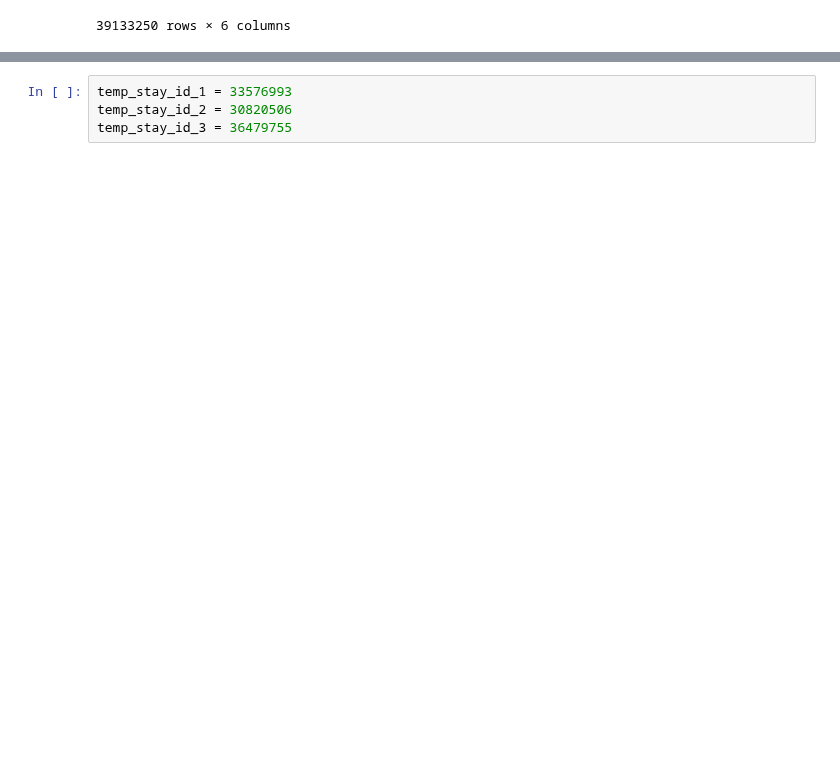
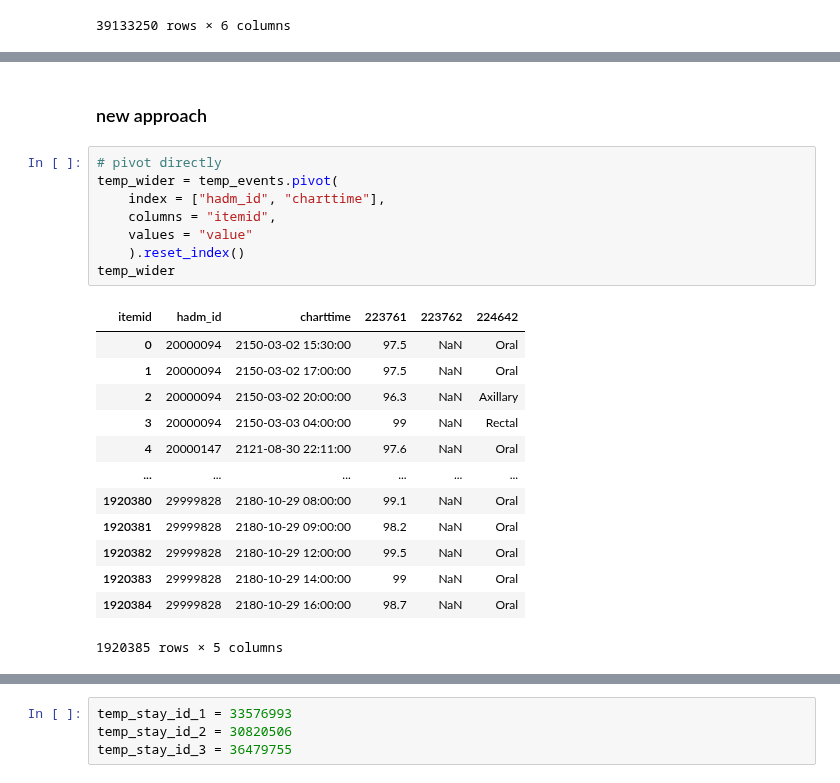
Before and after one commit to oldsandiaz/mimicclif, a Jupyter notebook: code/mimic-to-clif.ipynb, the cells around one changed output, grey strips where cells are left out. Drawn from its saved outputs; the diff is of its cells as text; blank space fills up the shorter version.

```diff
--- a/code/mimic-to-clif.ipynb
+++ b/code/mimic-to-clif.ipynb
@@ -328,3 +368,27 @@ temp_events_df
 | 313644876 | 19999987 | 23865745 | 36195440 | 91879.0 | 2145-11-04 20:00:00 | 2145-11-04 19:38:00 | 224642 | Oral | NaN | ... |
 | 313644991 | 19999987 | 23865745 | 36195440 | 91879.0 | 2145-11-04 21:00:00 | 2145-11-04 21:04:00 | 224642 | Oral | NaN | ... |
 3622977 rows × 11 columns
+# %% [markdown]
+### new approach
+# %%
+# pivot directly
+temp_wider = temp_events.pivot(
+    index = ["hadm_id", "charttime"],
+    columns = "itemid",
+    values = "value"
+    ).reset_index()
+temp_wider
+# %% [output]
+| itemid | hadm_id | charttime | 223761 | 223762 | 224642 |
+| 0 | 20000094 | 2150-03-02 15:30:00 | 97.5 | NaN | Oral |
+| 1 | 20000094 | 2150-03-02 17:00:00 | 97.5 | NaN | Oral |
+| 2 | 20000094 | 2150-03-02 20:00:00 | 96.3 | NaN | Axillary |
+| 3 | 20000094 | 2150-03-03 04:00:00 | 99 | NaN | Rectal |
+| 4 | 20000147 | 2121-08-30 22:11:00 | 97.6 | NaN | Oral |
+| ... | ... | ... | ... | ... | ... |
+| 1920380 | 29999828 | 2180-10-29 08:00:00 | 99.1 | NaN | Oral |
+| 1920381 | 29999828 | 2180-10-29 09:00:00 | 98.2 | NaN | Oral |
+| 1920382 | 29999828 | 2180-10-29 12:00:00 | 99.5 | NaN | Oral |
+| 1920383 | 29999828 | 2180-10-29 14:00:00 | 99 | NaN | Oral |
+| 1920384 | 29999828 | 2180-10-29 16:00:00 | 98.7 | NaN | Oral |
+1920385 rows × 5 columns
```
Also changed, not shown: parts of 16 cells of this notebook.
